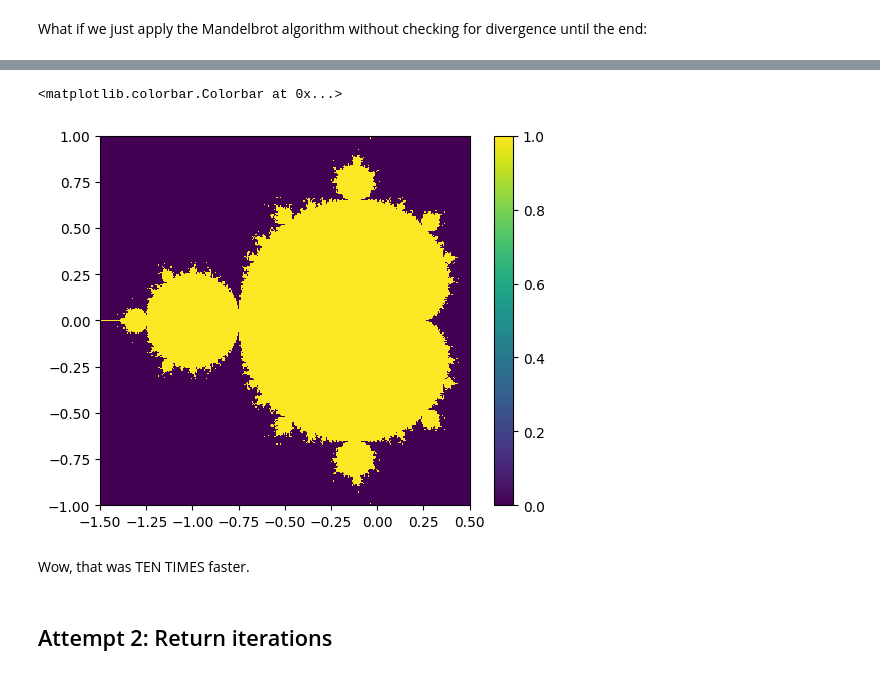
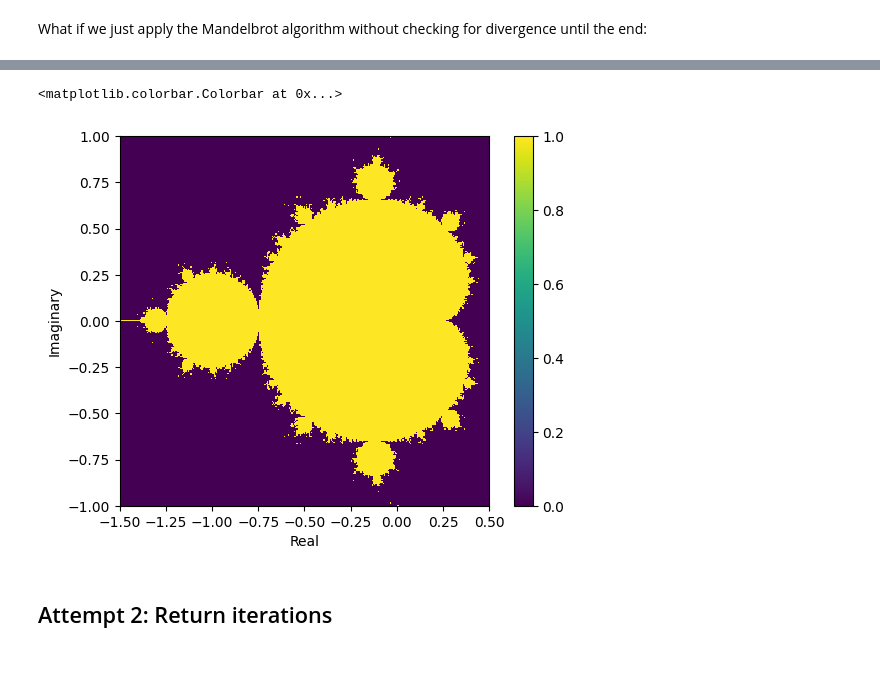
Before and after one commit to alan-turing-institute/rse-course, a Jupyter notebook: module09_programming_for_speed/09_02_optimising_with_numpy.ipynb, the cells around one changed output, grey strips where cells are left out. Saved outputs shown, nothing was run; the diff lists cells and outputs as text; code cells hidden in the pictures.

```diff
--- a/module09_programming_for_speed/09_02_optimising_with_numpy.ipynb
+++ b/module09_programming_for_speed/09_02_optimising_with_numpy.ipynb
@@ -179,11 +172,20 @@ a
 # %%
 def mandel_binary(constants, limit=50):
+    """Has the series diverged after all iterations?
+
+    Stops values that have diverged from exploding.
+
+    Returns an array with True if the series doesn't explode and False otherwise.
+    """
     value = np.zeros(constants.shape)
     while limit > 0:
         limit -= 1
-        value = value**2 + constants
+        value = (value*value) + constants
         diverging = abs(value) > 2
         # Avoid overflow
         value[diverging] = 2
 
     return abs(value) < 2
+
+assert mandel_binary(np.asarray([0])) == np.asarray([True])
+assert mandel_binary(np.asarray([4])) == np.asarray([False])
@@ -198,14 +202,18 @@ result_binary = mandel_binary(cs)
 # %%
 from matplotlib import pyplot as plt
 
-%matplotlib inline
-plt.imshow(result_binary, interpolation="none", extent=[xmin, xmax, ymin, ymax])
+plt.xlabel("Real")
+plt.ylabel("Imaginary")
+plt.imshow(
+    result_binary,
+    interpolation="none",
+    extent=[xmin, xmax, ymin, ymax],
+    origin="lower"
+)
 plt.colorbar()
 # %% [output]
 <matplotlib.colorbar.Colorbar at 0x...>
-[figure, old version]
+[figure, new version]
-# %% [markdown]
-Wow, that was TEN TIMES faster.
 # %% [markdown]
 ## Attempt 2: Return iterations
 # %% [markdown]
```
Also changed, not shown: parts of 30 cells of this notebook, 4 other files.
